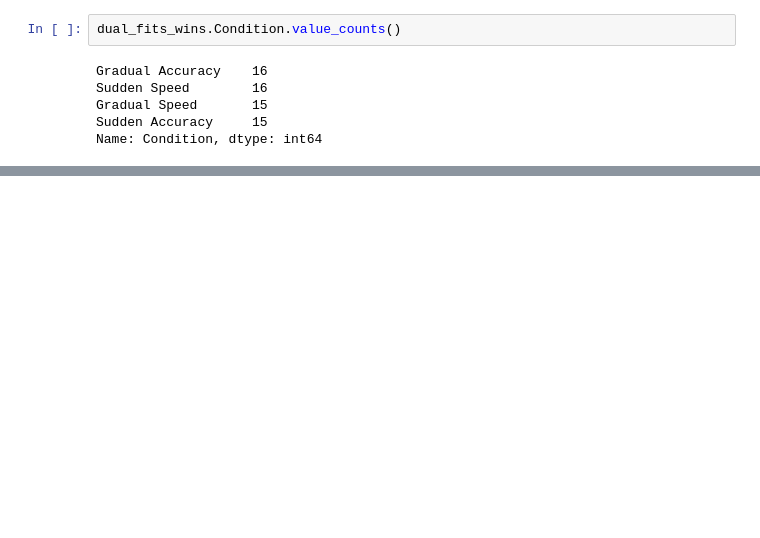
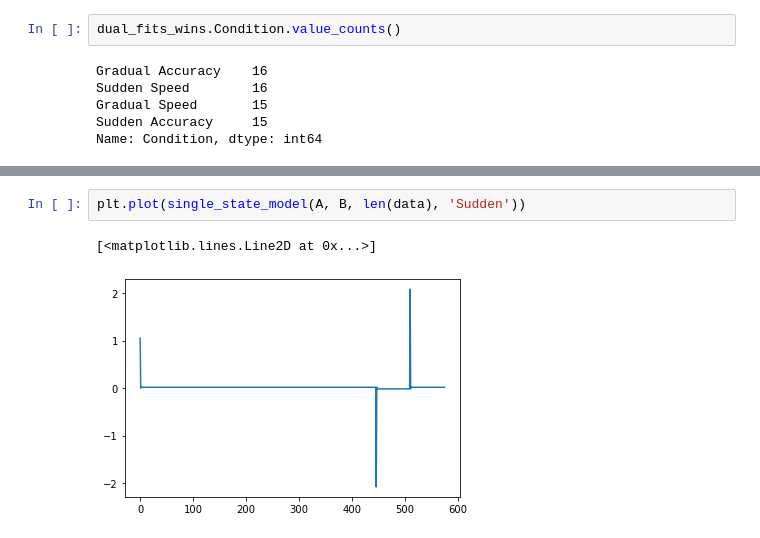
Before and after one commit to tejas-savalia/vma_behavioral, a Jupyter notebook: All experiments/feedback_aiming_unlearning/model_comparisons.ipynb, the cells around one changed output, grey strips where cells are left out. Cells and saved outputs as stored; diff of their text form; blank space fills up the shorter version.

```diff
--- a/All experiments/feedback_aiming_unlearning/model_comparisons.ipynb
+++ b/All experiments/feedback_aiming_unlearning/model_comparisons.ipynb
@@ -158,0 +221,5 @@ Name: Condition, dtype: int64
+# %%
+plt.plot(single_state_model(A, B, len(data), 'Sudden'))
+# %% [output]
+[<matplotlib.lines.Line2D at 0x...>]
+[figure, added]
```
Also changed, not shown: parts of 16 cells of this notebook.
